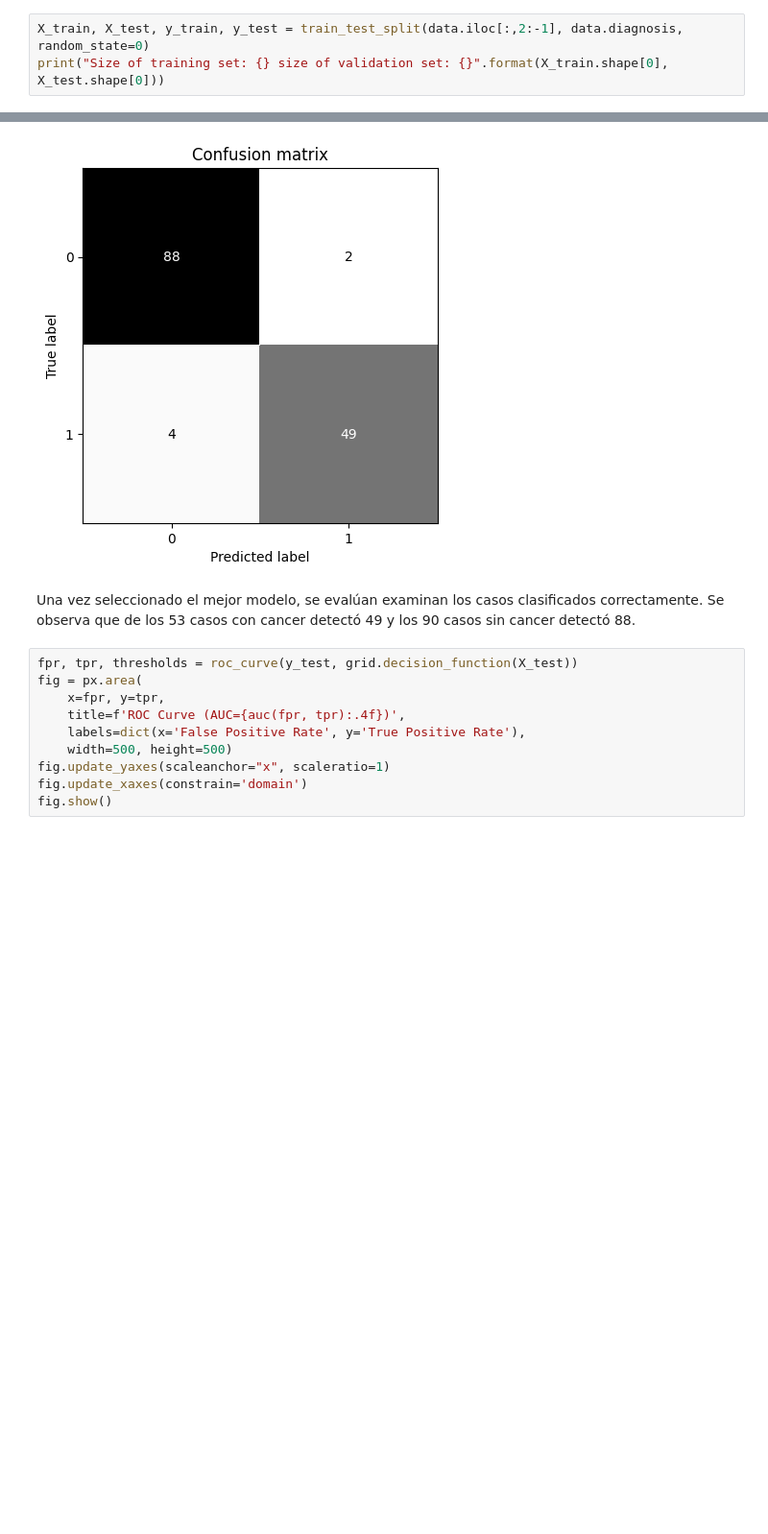
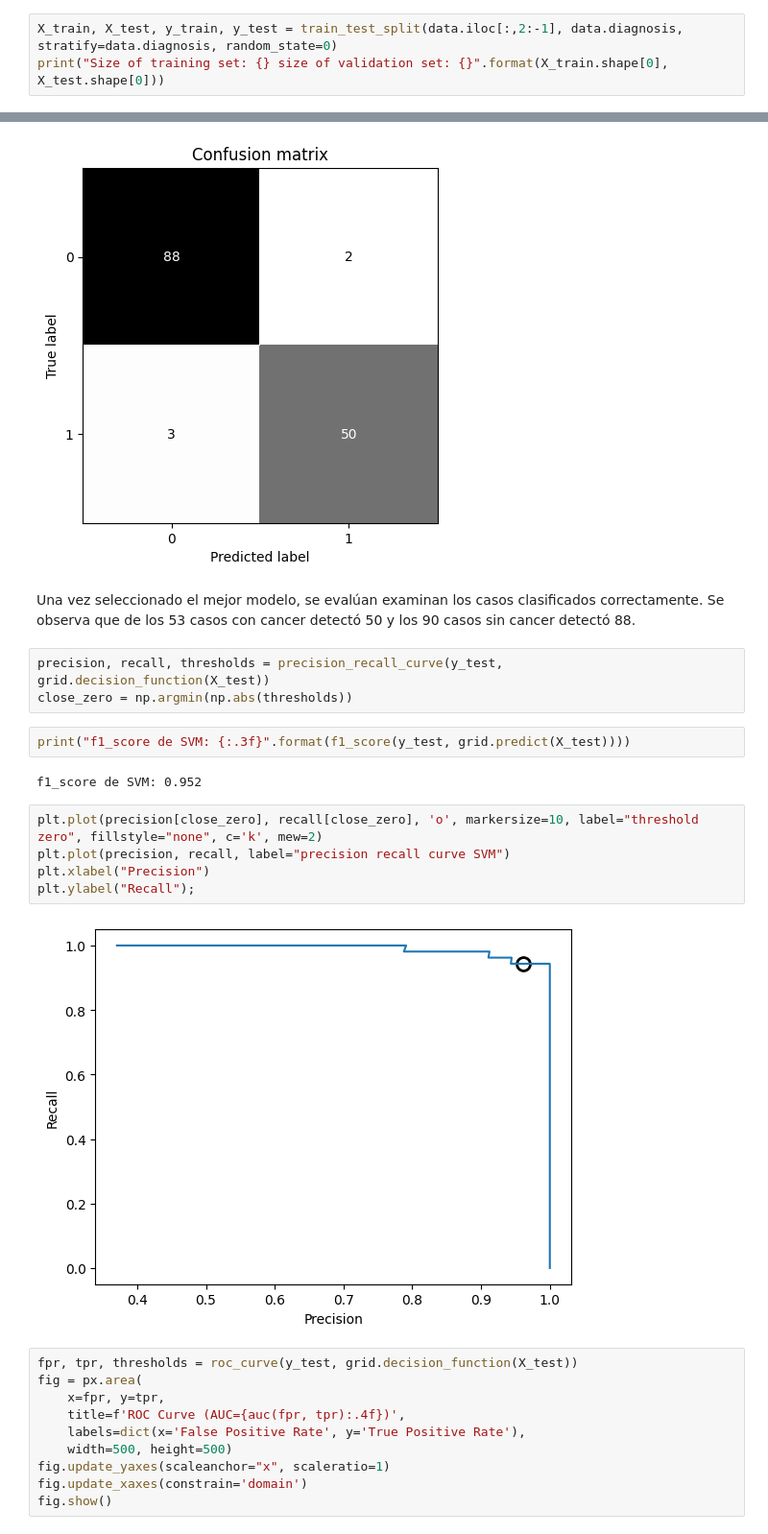
Before and after one commit to cirman/Proyecto_machine_learning, a Jupyter notebook: mynewbook/_build/jupyter_execute/modelamiento.ipynb, the cells around one changed output, grey strips where cells are left out. Shown at 96% size. Drawn from its saved outputs; the diff is of its cells as text; blank space fills up the shorter version.

```diff
--- a/mynewbook/_build/jupyter_execute/modelamiento.ipynb
+++ b/mynewbook/_build/jupyter_execute/modelamiento.ipynb
@@ -38,5 +54,5 @@ data.diagnosis = data.diagnosis.replace({"M":1, "B": 0})
 # %%
-X_train, X_test, y_train, y_test = train_test_split(data.iloc[:,2:-1], data.diagnosis, random_state=0)
+X_train, X_test, y_train, y_test = train_test_split(data.iloc[:,2:-1], data.diagnosis, stratify=data.diagnosis, random_state=0)
 print("Size of training set: {} size of validation set: {}".format(X_train.shape[0], X_test.shape[0]))
 # %% [output]
 Size of training set: 426 size of validation set: 143
@@ -87,7 +103,21 @@ plt.gca().invert_yaxis()
 # %% [output]
 [figure]
 # %% [markdown]
-Una vez seleccionado el mejor modelo, se evalúan examinan los casos clasificados correctamente. Se observa que de los 53 casos con cancer detectó 49 y los 90 casos sin cancer detectó 88.
+Una vez seleccionado el mejor modelo, se evalúan examinan los casos clasificados correctamente. Se observa que de los 53 casos con cancer detectó 50 y los 90 casos sin cancer detectó 88.
+# %%
+precision, recall, thresholds = precision_recall_curve(y_test, grid.decision_function(X_test))
+close_zero = np.argmin(np.abs(thresholds))
+# %%
+print("f1_score de SVM: {:.3f}".format(f1_score(y_test, grid.predict(X_test))))
+# %% [output]
+f1_score de SVM: 0.952
+# %%
+plt.plot(precision[close_zero], recall[close_zero], 'o', markersize=10, label="threshold zero", fillstyle="none", c='k', mew=2)
+plt.plot(precision, recall, label="precision recall curve SVM")
+plt.xlabel("Precision")
+plt.ylabel("Recall");
+# %% [output]
+[figure, added]
 # %%
 fpr, tpr, thresholds = roc_curve(y_test, grid.decision_function(X_test))
 fig = px.area(
```
Also changed, not shown: parts of 24 cells of this notebook, 23 other files.
